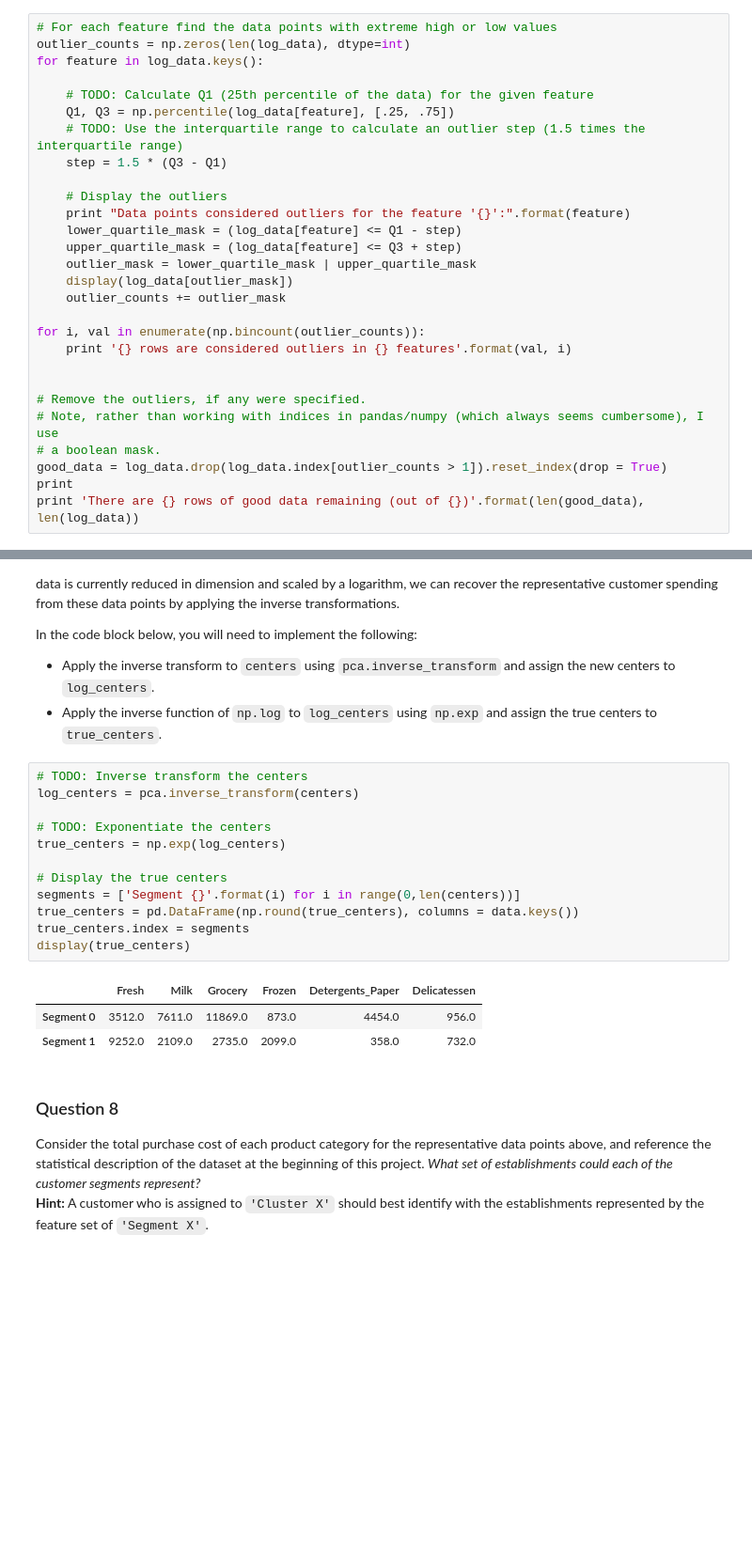
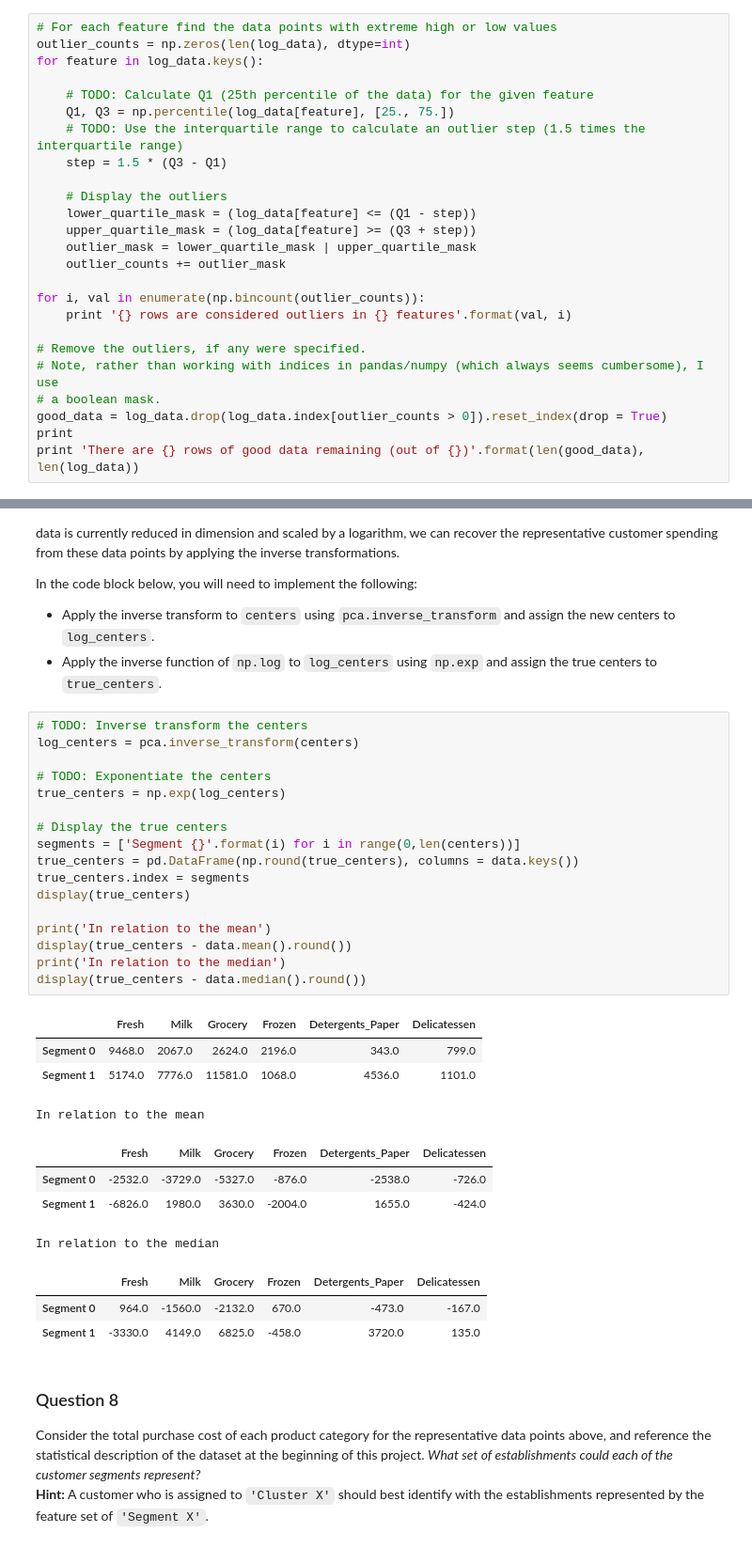
Before and after one commit to mgilson/Udacity, a Jupyter notebook: customer_segments/customer_segments.ipynb, the cells around one changed output, grey strips where cells are left out. Shown at 94% size. Cells and saved outputs as stored; diff of their text form; blank space fills up the shorter version.

```diff
--- a/customer_segments/customer_segments.ipynb
+++ b/customer_segments/customer_segments.ipynb
@@ -190,26 +211,23 @@ outlier_counts = np.zeros(len(log_data), dtype=int)
 for feature in log_data.keys():
 
     # TODO: Calculate Q1 (25th percentile of the data) for the given feature
-    Q1, Q3 = np.percentile(log_data[feature], [.25, .75])
+    Q1, Q3 = np.percentile(log_data[feature], [25., 75.])
     # TODO: Use the interquartile range to calculate an outlier step (1.5 times the interquartile range)
     step = 1.5 * (Q3 - Q1)
 
     # Display the outliers
-    print "Data points considered outliers for the feature '{}':".format(feature)
-    lower_quartile_mask = (log_data[feature] <= Q1 - step)
-    upper_quartile_mask = (log_data[feature] <= Q3 + step)
+    lower_quartile_mask = (log_data[feature] <= (Q1 - step))
+    upper_quartile_mask = (log_data[feature] >= (Q3 + step))
     outlier_mask = lower_quartile_mask | upper_quartile_mask
-    display(log_data[outlier_mask])
     outlier_counts += outlier_mask
 
 for i, val in enumerate(np.bincount(outlier_counts)):
     print '{} rows are considered outliers in {} features'.format(val, i)
 
-
 # Remove the outliers, if any were specified.
 # Note, rather than working with indices in pandas/numpy (which always seems cumbersome), I use
 # a boolean mask.
-good_data = log_data.drop(log_data.index[outlier_counts > 1]).reset_index(drop = True)
+good_data = log_data.drop(log_data.index[outlier_counts > 0]).reset_index(drop = True)
 print
 print 'There are {} rows of good data remaining (out of {})'.format(len(good_data), len(log_data))
 # %% [output]
@@ -510,19 +465,32 @@ In the code block below, you will need to implement the following:
 # %%
 # TODO: Inverse transform the centers
 log_centers = pca.inverse_transform(centers)
 
 # TODO: Exponentiate the centers
 true_centers = np.exp(log_centers)
 
 # Display the true centers
 segments = ['Segment {}'.format(i) for i in range(0,len(centers))]
 true_centers = pd.DataFrame(np.round(true_centers), columns = data.keys())
 true_centers.index = segments
 display(true_centers)
+
+print('In relation to the mean')
+display(true_centers - data.mean().round())
+print('In relation to the median')
+display(true_centers - data.median().round())
 # %% [output]
 |  | Fresh | Milk | Grocery | Frozen | Detergents_Paper | Delicatessen |
-| Segment 0 | 3512.0 | 7611.0 | 11869.0 | 873.0 | 4454.0 | 956.0 |
-| Segment 1 | 9252.0 | 2109.0 | 2735.0 | 2099.0 | 358.0 | 732.0 |
+| Segment 0 | 9468.0 | 2067.0 | 2624.0 | 2196.0 | 343.0 | 799.0 |
+| Segment 1 | 5174.0 | 7776.0 | 11581.0 | 1068.0 | 4536.0 | 1101.0 |
+In relation to the mean
+|  | Fresh | Milk | Grocery | Frozen | Detergents_Paper | Delicatessen |
+| Segment 0 | -2532.0 | -3729.0 | -5327.0 | -876.0 | -2538.0 | -726.0 |
+| Segment 1 | -6826.0 | 1980.0 | 3630.0 | -2004.0 | 1655.0 | -424.0 |
+In relation to the median
+|  | Fresh | Milk | Grocery | Frozen | Detergents_Paper | Delicatessen |
+| Segment 0 | 964.0 | -1560.0 | -2132.0 | 670.0 | -473.0 | -167.0 |
+| Segment 1 | -3330.0 | 4149.0 | 6825.0 | -458.0 | 3720.0 | 135.0 |
 # %% [markdown]
 ### Question 8
 Consider the total purchase cost of each product category for the representative data points above, and reference the statistical description of the dataset at the beginning of this project. *What set of establishments could each of the customer segments represent?*
```
Also changed, not shown: parts of 22 cells of this notebook, 1 other file.
